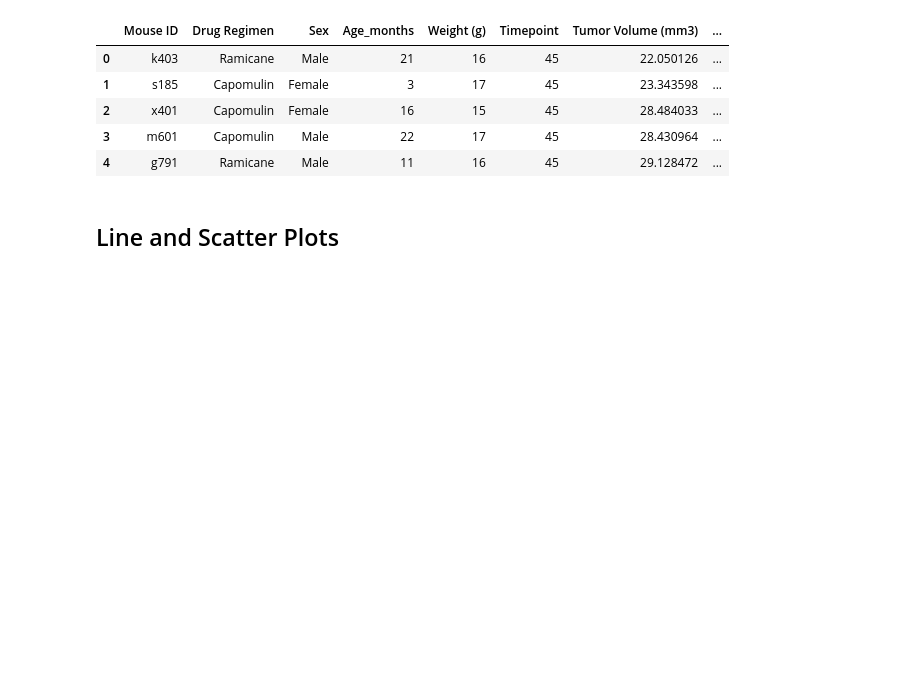
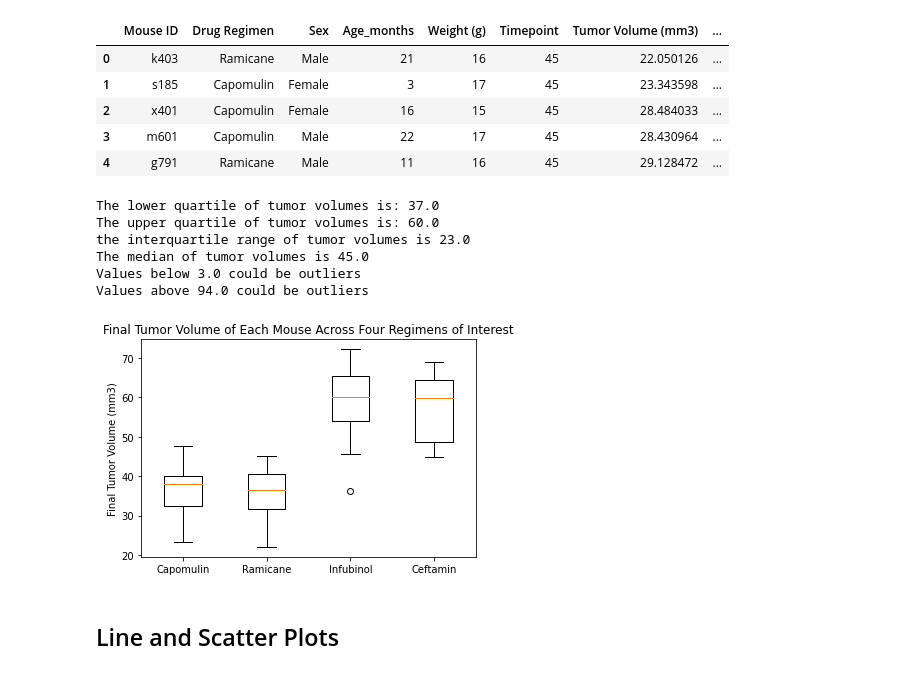
Before and after one commit to shaff183/Matplotlib-challenge, a Jupyter notebook: Pymaceuticals/main.ipynb, the cells around one changed output. Saved outputs shown, nothing was run; the diff lists cells and outputs as text; code cells hidden in the pictures; blank space fills up the shorter version.

```diff
--- a/Pymaceuticals/main.ipynb
+++ b/Pymaceuticals/main.ipynb
@@ -229,23 +230,51 @@ four_drug_regimens.head()
 | 4 | g791 | Ramicane | Male | 11 | 16 | 45 | 29.128472 | ... |
 # %%
 # Put treatments into a list for for loop (and later for plot labels)
-
+treatments = ['Capomulin', 'Ramicane', 'Infubinol', 'Ceftamin']
 
 # Create empty list to fill with tumor vol data (for plotting)
 tumor_volume_data = []
 
 # Calculate the IQR and quantitatively determine if there are any potential outliers.
-
+quartiles = four_drug_regimens['Tumor Volume (mm3)'].quantile([.25,.5,.75])
+lowerq = quartiles[.25]
+upperq = quartiles[.75]
+iqr = upperq - lowerq
 
     # Locate the rows which contain mice on each drug and get the tumor volumes
-
+for drug in treatments:
+    tumor_volume_data.append(four_drug_regimens.loc[four_drug_regimens['Drug Regimen'] == drug]['Tumor Volume (mm3)'])
 
     # add subset
 
 
     # Determine outliers using upper and lower bounds
+lower_bound = lowerq - (1.5 * iqr)
+upper_bound = upperq + (1.5 * iqr)
+# %%
+print(f"The lower quartile of tumor volumes is: {round(lowerq)}")
+print(f"The upper quartile of tumor volumes is: {round(upperq)}")
+print(f"the interquartile range of tumor volumes is {round(iqr)}")
+print(f"The median of tumor volumes is {round(quartiles[.5])}")
+print(f"Values below {round(lower_bound)} could be outliers")
+print(f"Values above {round(upper_bound)} could be outliers")
+# %% [output]
+The lower quartile of tumor volumes is: 37.0
+The upper quartile of tumor volumes is: 60.0
+the interquartile range of tumor volumes is 23.0
+The median of tumor volumes is 45.0
+Values below 3.0 could be outliers
+Values above 94.0 could be outliers
 # %%
 # Generate a box plot of the final tumor volume of each mouse across four regimens of interest
+fig1, ax1 = plt.subplots()
+ax1.set_title("Final Tumor Volume of Each Mouse Across Four Regimens of Interest")
+ax1.set_ylabel("Final Tumor Volume (mm3)")
+ax1.set_xticklabels(treatments)
+ax1.boxplot(tumor_volume_data)
+plt.show()
+# %% [output]
+[figure, added]
 # %% [markdown]
 ## Line and Scatter Plots
 # %%
```
Also changed, not shown: parts of 5 cells of this notebook, 1 other file.
